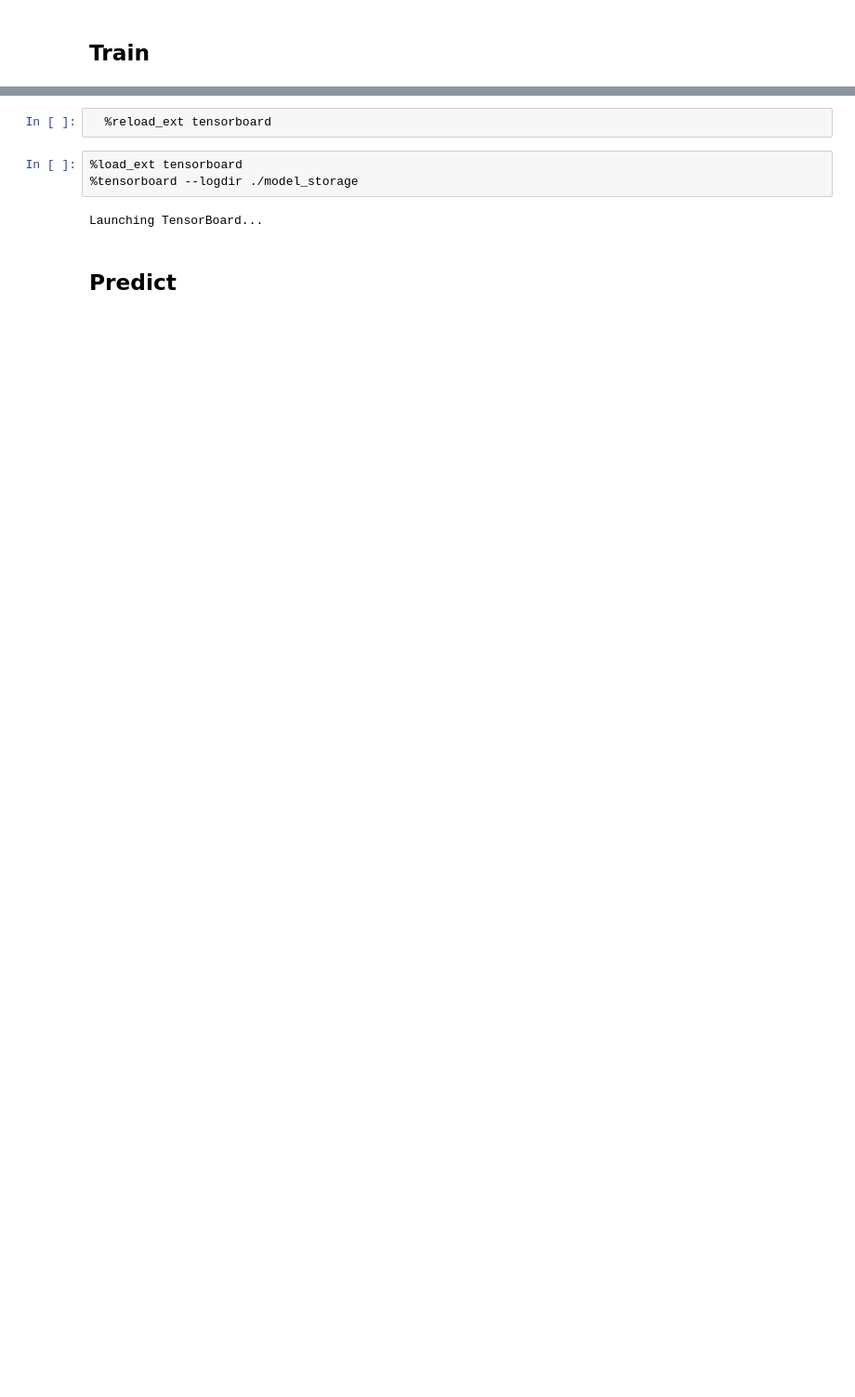
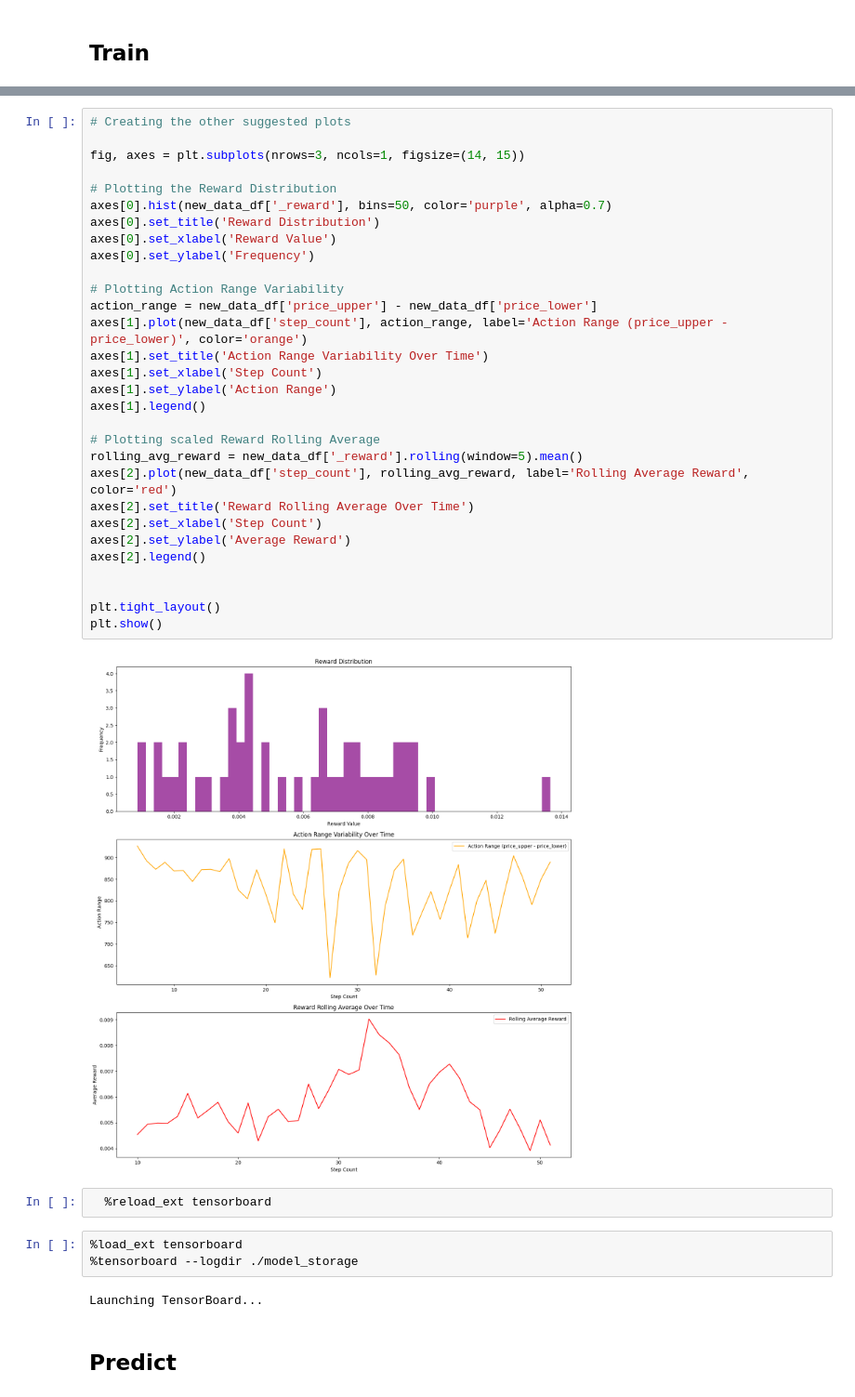
Before and after one commit to idrees535/ILP-V3, a Jupyter notebook: model_ notebooks/rl_lp_agent.ipynb, the cells around one changed output, grey strips where cells are left out. Shown: that part at 93% size. Saved outputs shown, nothing was run; the diff lists cells and outputs as text; blank space fills up the shorter version.

```diff
--- a/model_ notebooks/rl_lp_agent.ipynb
+++ b/model_ notebooks/rl_lp_agent.ipynb
@@ -1226,3 +1332,35 @@ Episode 1: Reward = -150.73608223348438
+# %%
+# Creating the other suggested plots
+
+fig, axes = plt.subplots(nrows=3, ncols=1, figsize=(14, 15))
+
+# Plotting the Reward Distribution
+axes[0].hist(new_data_df['_reward'], bins=50, color='purple', alpha=0.7)
+axes[0].set_title('Reward Distribution')
+axes[0].set_xlabel('Reward Value')
+axes[0].set_ylabel('Frequency')
+
+# Plotting Action Range Variability
+action_range = new_data_df['price_upper'] - new_data_df['price_lower']
+axes[1].plot(new_data_df['step_count'], action_range, label='Action Range (price_upper - price_lower)', color='orange')
+axes[1].set_title('Action Range Variability Over Time')
+axes[1].set_xlabel('Step Count')
+axes[1].set_ylabel('Action Range')
+axes[1].legend()
+
+# Plotting scaled Reward Rolling Average
+rolling_avg_reward = new_data_df['_reward'].rolling(window=5).mean()
+axes[2].plot(new_data_df['step_count'], rolling_avg_reward, label='Rolling Average Reward', color='red')
+axes[2].set_title('Reward Rolling Average Over Time')
+axes[2].set_xlabel('Step Count')
+axes[2].set_ylabel('Average Reward')
+axes[2].legend()
+
+
+plt.tight_layout()
+plt.show()
+# %% [output]
+[figure, added]
 # %%
   %reload_ext tensorboard
 # %%
```
Also changed, not shown: parts of 13 cells of this notebook, 18 other files.
